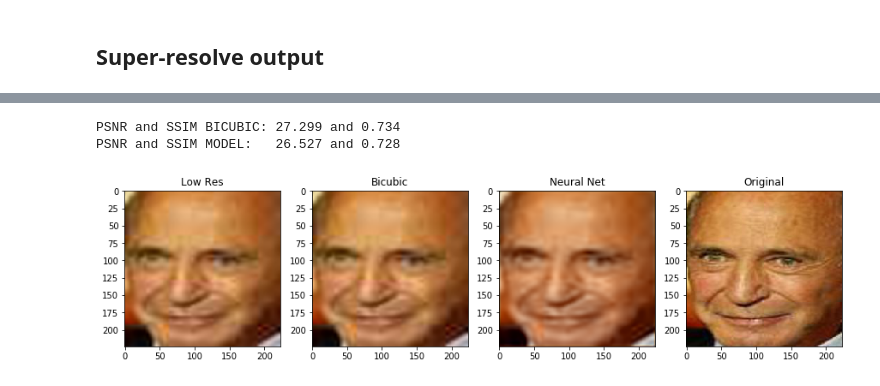
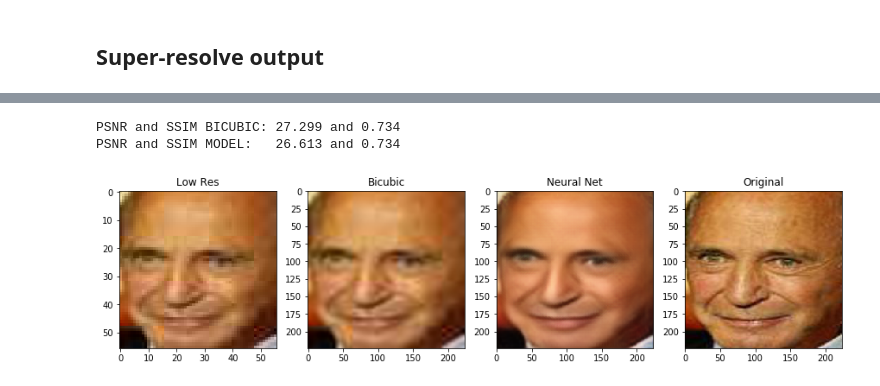
Before and after one commit to angelomenezes/Pytorch_Face_SR, a Jupyter notebook: super_resolve_3_channel.ipynb, the cells around one changed output, grey strips where cells are left out. Cells and saved outputs as stored; diff of their text form; code cells hidden in the pictures.

```diff
--- a/super_resolve_3_channel.ipynb
+++ b/super_resolve_3_channel.ipynb
@@ -31,7 +31,7 @@ low_res_img_path = '/media/angelo/DATEN/Datasets/CelebA/LR_56/test/018001.jpg'
 original_img_path = '/media/angelo/DATEN/Datasets/CelebA/HR/test/018001.jpg'
 
 
-model_path = 'models/SRCNN_coord_x4_epoch_20.pth'
+model_path = 'models/SRGAN_x4_epoch_30.pth'
 # %%
 # Input Image Setting
 
@@ -41,13 +41,13 @@ if GPU_IN_USE:
     cudnn.benchmark = True
 
 # For SRCNN and VDSR
-img = Image.open(low_res_img_path).resize((224,224), Image.BICUBIC)
+#img = Image.open(low_res_img_path).resize((224,224), Image.BICUBIC)
 
 #For SubPixelCNN
 #img = Image.open(low_res_img_path).convert('YCbCr')
 
 #y, cb, cr = img.split()
-#img = Image.open(low_res_img_path)
+img = Image.open(low_res_img_path)
 # %%
 # Input image setting
 
@@ -69,6 +69,8 @@ out = out.data[0].numpy()
 out *= 255.0
 out = out.transpose((1,2,0))
 out_img = np.uint8(out.clip(0, 255))
+out_img = Image.fromarray(np.uint8(out_img), mode='RGB')
+out_img
 #out_img = Image.fromarray(np.uint8(out.clip(0, 255)), mode='YCbCr')
 #out_img = np.array(out_img.convert('RGB'))
 #out_img.save('result.png')
@@ -75,31 +79,32 @@ out_img = np.uint8(out.clip(0, 255))
 # %%
 # Checking image quality
 
+out_img = np.array(out_img)
 real_img = np.array(Image.open(original_img_path))
 bicubic_img = np.array(img.resize((224,224),resample=Image.BICUBIC))
 
 # PSNR and SSIM - Bilinear Interpolation
 
 print('PSNR and SSIM BICUBIC: %.3f and %.3f' %(psnr(bicubic_img, real_img),
                                                ssim(bicubic_img, real_img, multichannel=True)))
 print('PSNR and SSIM MODEL:   %.3f and %.3f' %(psnr(out_img, real_img),
                                                ssim(out_img, real_img, multichannel=True)))
 
 plt.figure(figsize=(15,15))
 plt.subplot(1,4,1)
 plt.gca().set_title('Low Res')
 plt.imshow(img)
 plt.subplot(1,4,2)
 plt.gca().set_title('Bicubic')
 plt.imshow(bicubic_img)
 plt.subplot(1,4,3)
 plt.gca().set_title('Neural Net')
 plt.imshow(out_img)
 plt.subplot(1,4,4)
 plt.gca().set_title('Original')
 plt.imshow(real_img)
 plt.show()
 # %% [output]
 PSNR and SSIM BICUBIC: 27.299 and 0.734
-PSNR and SSIM MODEL:   26.527 and 0.728
+PSNR and SSIM MODEL:   26.613 and 0.734
-[figure, old version]
+[figure, new version]
```
Also changed, not shown: parts of 2 cells of this notebook, 9 other files.
